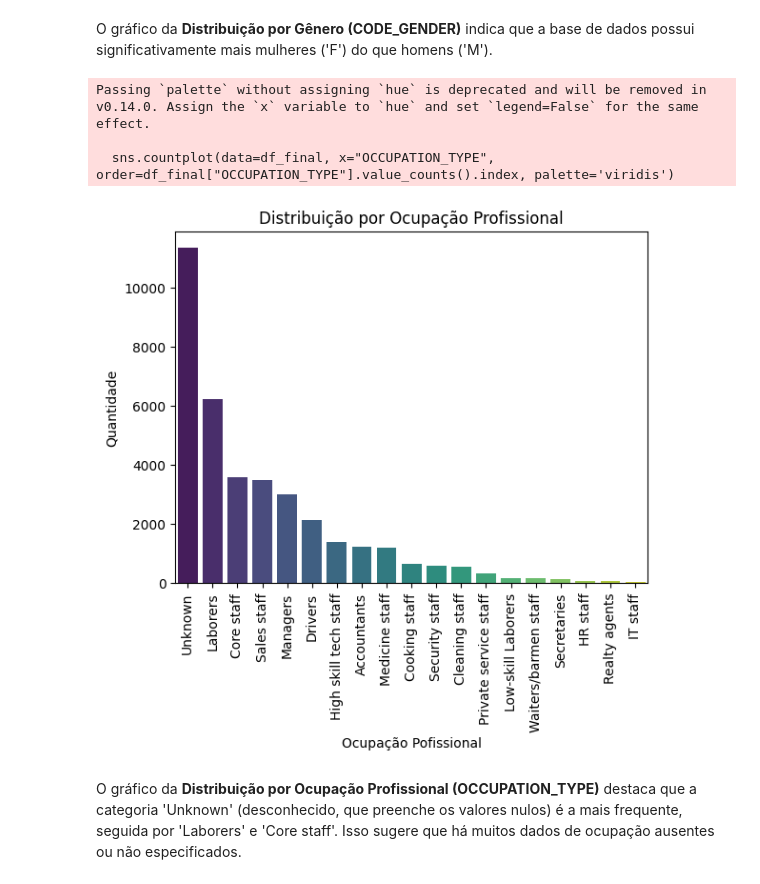
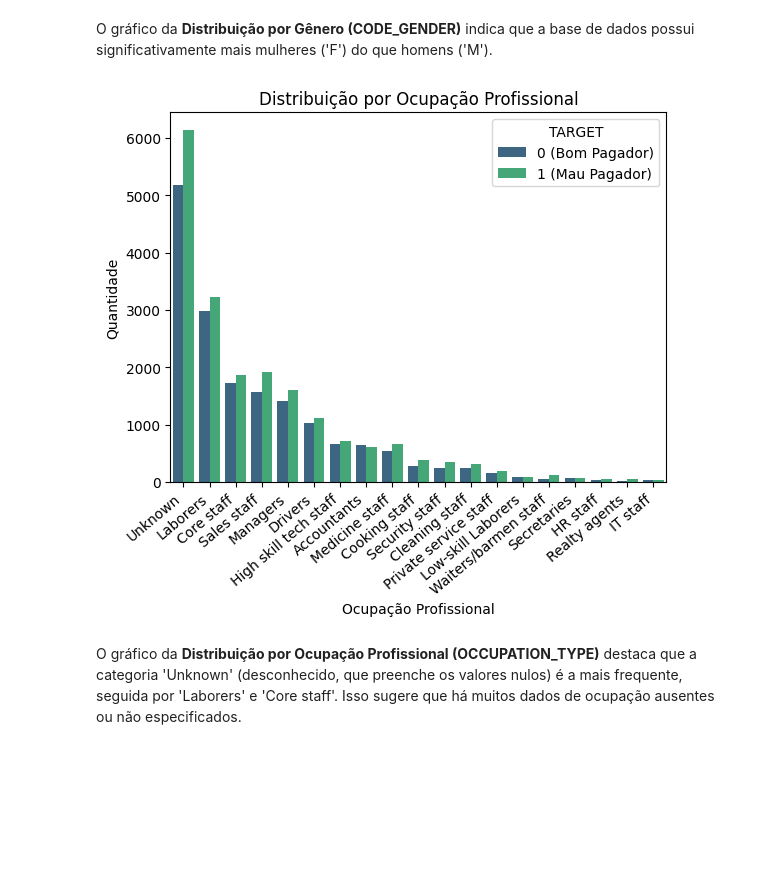
Before and after one commit to Ginkno/postech-tech-challenge-fase2-grupo1-12dtat, a Jupyter notebook: notebooks/ 01_eda.ipynb, the cells around one changed output. Saved outputs shown, nothing was run; the diff lists cells and outputs as text; code cells hidden in the pictures; blank space fills up the shorter version.

```diff
--- a/notebooks/ 01_eda.ipynb
+++ b/notebooks/ 01_eda.ipynb
@@ -679,17 +762,31 @@ O gráfico da **Distribuição por Gênero (CODE_GENDER)** indica que a base de
 # %%
 #Distribuição para OCCUPATION_TYPE.
 
-sns.countplot(data=df_final, x="OCCUPATION_TYPE", order=df_final["OCCUPATION_TYPE"].value_counts().index, palette='viridis')
+
+sns.countplot(
+    data=df_final,
+    x="OCCUPATION_TYPE",
+    hue="TARGET",
+    order=df_final["OCCUPATION_TYPE"].value_counts().index,
+    palette="viridis",
+)
+
+# sns.countplot(data=df_final, x="OCCUPATION_TYPE", order=df_final["OCCUPATION_TYPE"].value_counts().index, palette='viridis')
+
 plt.title("Distribuição por Ocupação Profissional")
-plt.xlabel("Ocupação Pofissional")
-plt.xticks(rotation=90)
+plt.xlabel("Ocupação Profissional")
+plt.xticks(rotation=40, ha="right")
 plt.ylabel("Quantidade")
+
+plt.legend(
+    title="TARGET",
+    labels=["0 (Bom Pagador)", "1 (Mau Pagador)"],
+    loc="upper right",
+)
+
 plt.show()
 # %% [output]
-Passing `palette` without assigning `hue` is deprecated and will be removed in v0.14.0. Assign the `x` variable to `hue` and set `legend=False` for the same effect.
-
-  sns.countplot(data=df_final, x="OCCUPATION_TYPE", order=df_final["OCCUPATION_TYPE"].value_counts().index, palette='viridis')
-[figure, old version]
+[figure, new version]
 # %% [markdown]
 O gráfico da **Distribuição por Ocupação Profissional (OCCUPATION_TYPE)** destaca que a categoria 'Unknown' (desconhecido, que preenche os valores nulos) é a mais frequente, seguida por 'Laborers' e 'Core staff'. Isso sugere que há muitos dados de ocupação ausentes ou não especificados.
 # %%
```
Also changed, not shown: parts of 17 cells of this notebook.
